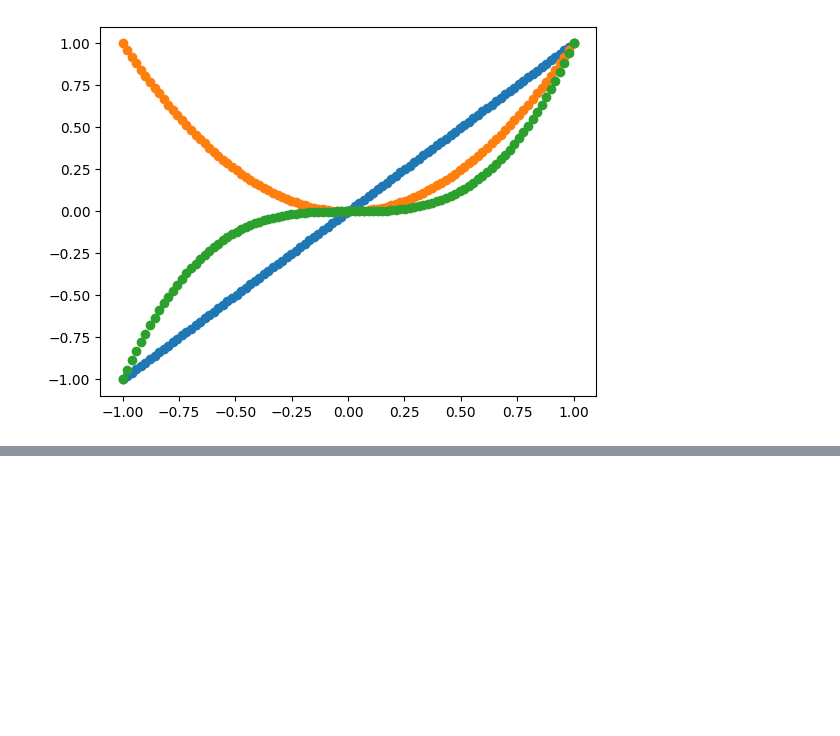
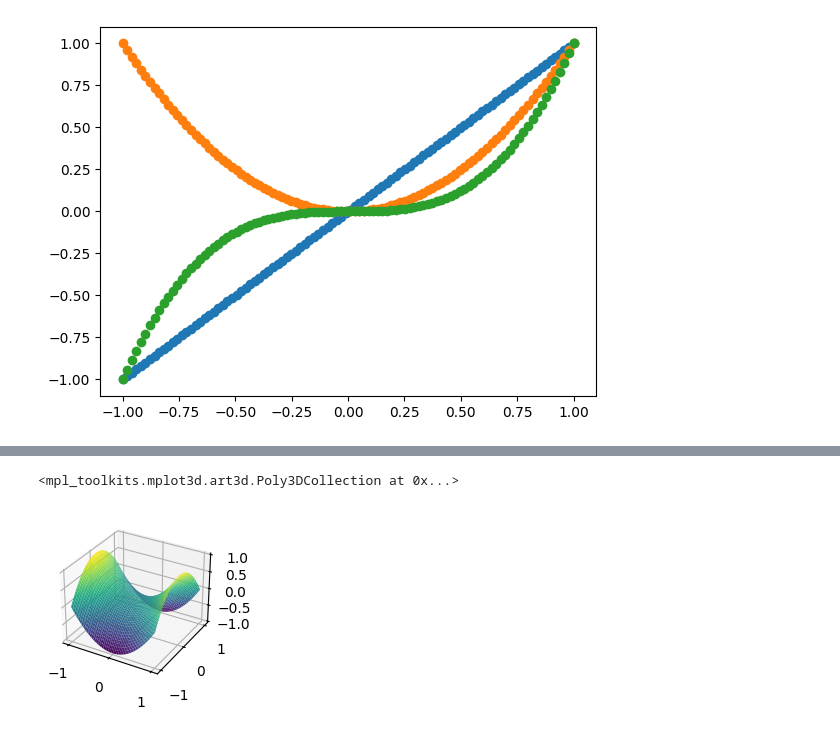
Before and after one commit to asegura4488/MetodosComputacionales1, a Jupyter notebook: Semana2/Sesion4.ipynb, the cells around one changed output, grey strips where cells are left out. Drawn from its saved outputs; the diff is of its cells as text; code cells hidden in the pictures; blank space fills up the shorter version.

```diff
--- a/Semana2/Sesion4.ipynb
+++ b/Semana2/Sesion4.ipynb
@@ -110,0 +133,7 @@ for i in range(1,4):
+# %%
+fig = plt.figure()
+ax = fig.add_subplot(223, projection='3d')
+ax.plot_surface(X,Y,Z,cmap='viridis')
+# %% [output]
+<mpl_toolkits.mplot3d.art3d.Poly3DCollection at 0x...>
+[figure, added]
```
Also changed, not shown: parts of 6 cells of this notebook.
